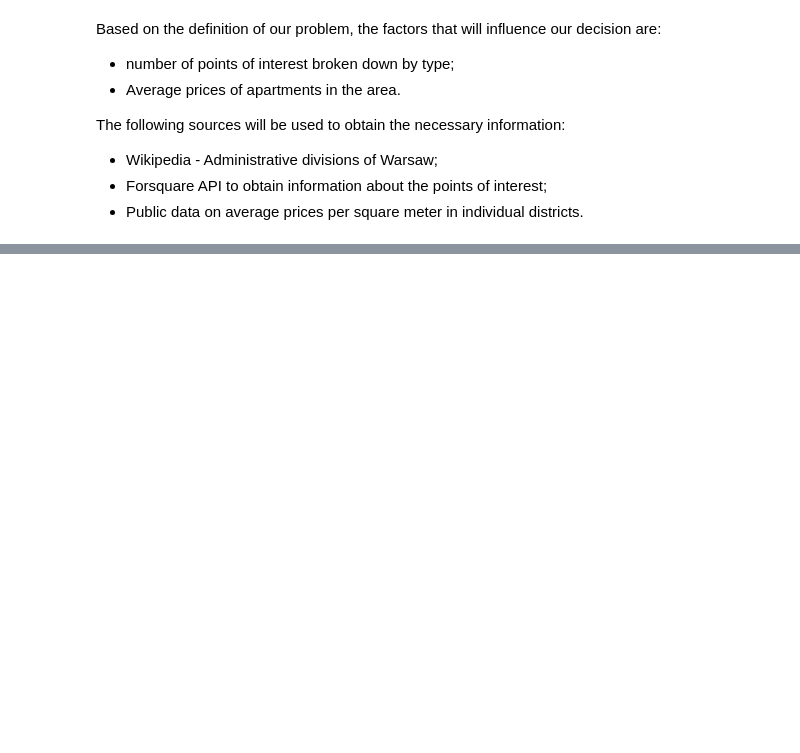
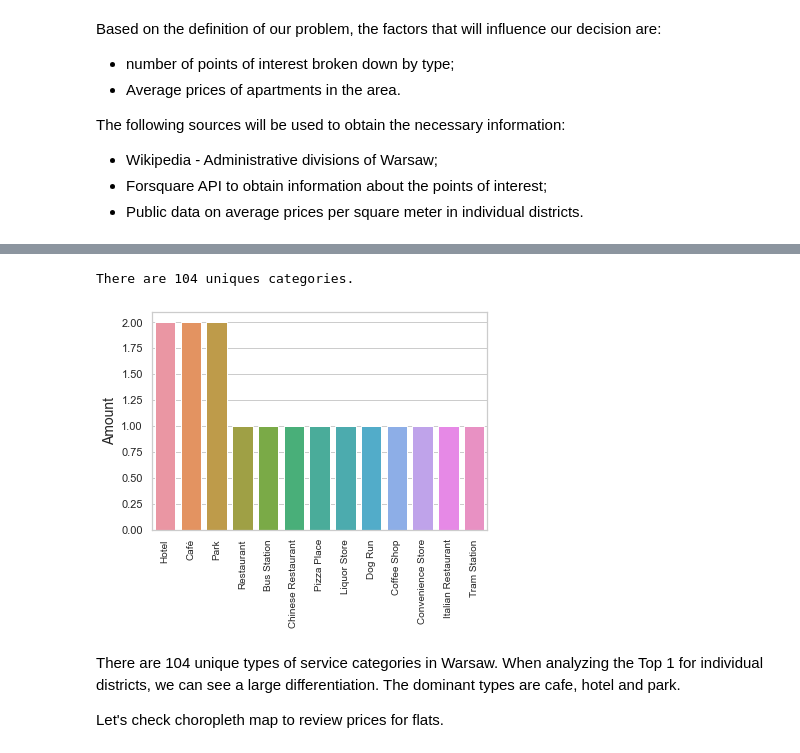
Before and after one commit to MagdalenaSiedlecka/Capstone-Project, a Jupyter notebook: Capstone_The-Battle-of-the-Neighborhoods-Warsaw.ipynb, the cells around one changed output, grey strips where cells are left out. Drawn from its saved outputs; the diff is of its cells as text; code cells hidden in the pictures; blank space fills up the shorter version.

```diff
--- a/Capstone_The-Battle-of-the-Neighborhoods-Warsaw.ipynb
+++ b/Capstone_The-Battle-of-the-Neighborhoods-Warsaw.ipynb
@@ -29,0 +392,8 @@ The following sources will be used to obtain the necessary information:
+# %%
+
+neighborhoods_venues_sorted.insert(0, 'Cluster Labels', kmeans.labels_)
+
+warsaw_merged = merged
+
+warsaw_merged = warsaw_merged.join(neighborhoods_venues_sorted.set_index('Neighborhood'), on='Neighborhood')
+warsaw_merged
@@ -29,0 +487,17 @@ The following sources will be used to obtain the necessary information:
+# %%
+print('There are {} uniques categories.'.format(len(warsaw_venues['Venue Category'].unique())))
+# %% [output]
+There are 104 uniques categories.
+# %%
+datas = pd.DataFrame({ 'Amount': neighborhoods_venues_sorted['1st Most Common Venue'].value_counts()})
+datas
+
+bar = sns.barplot(x=datas.index, y=datas.Amount )
+bar.set_ylabel('Amount', fontsize=14)
+bar.set_xticklabels(datas.index, fontsize=10, rotation=90);
+# %% [output]
+[figure, added]
+# %% [markdown]
+There are 104 unique types of service categories in Warsaw. When analyzing the Top 1 for individual districts, we can see a large differentiation. The dominant types are cafe, hotel and park.
+
+Let's check choropleth map to review prices for flats.
```
Also changed, not shown: parts of 52 cells of this notebook.
